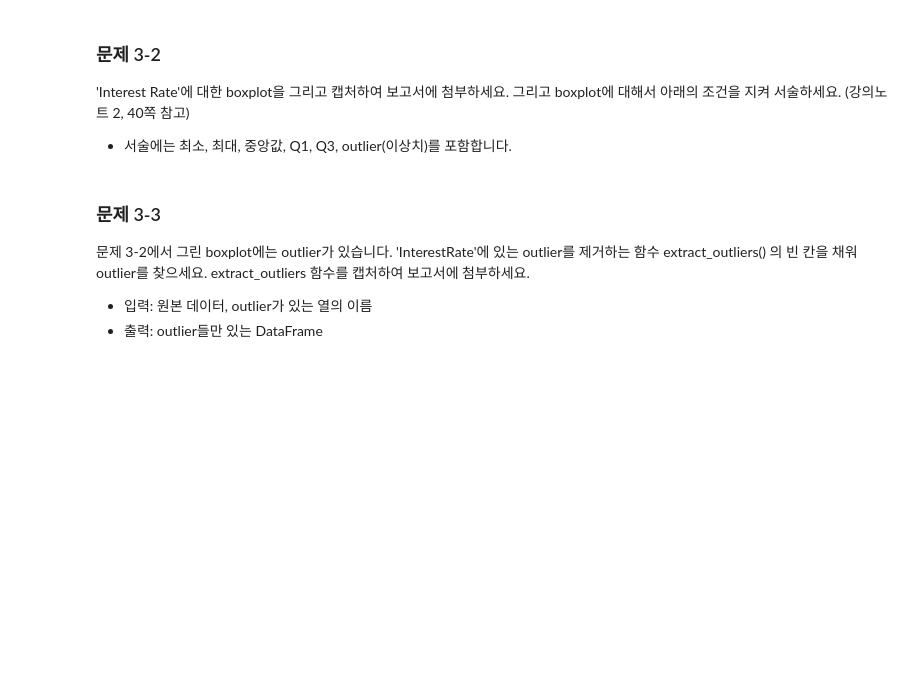
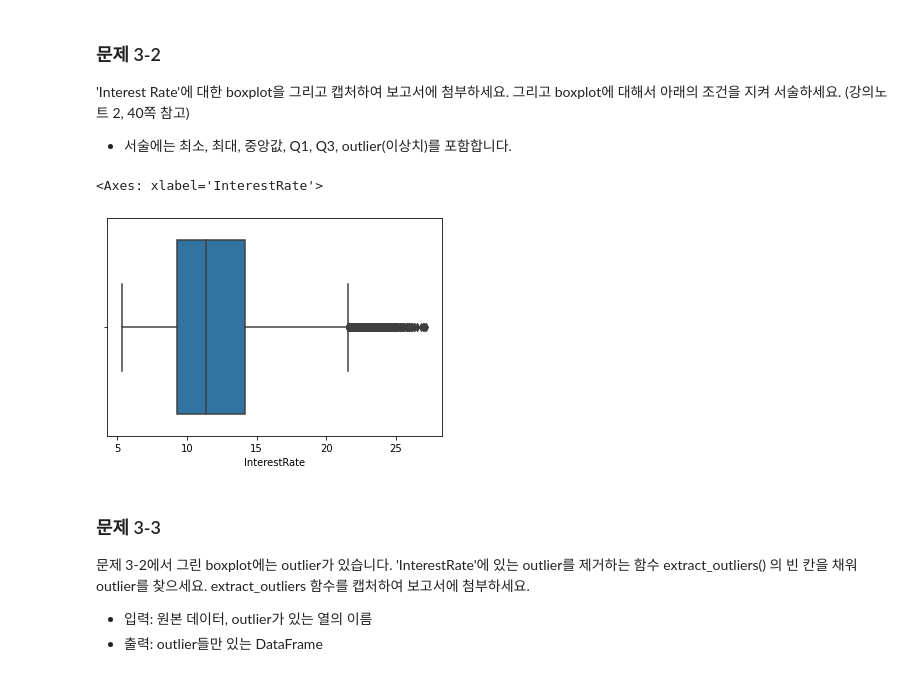
Before and after one commit to ajou20658/2023S-Ajou-ML, a Jupyter notebook: 23_1_HW1.ipynb, the cells around one changed output. Saved outputs shown, nothing was run; the diff lists cells and outputs as text; code cells hidden in the pictures; blank space fills up the shorter version.

```diff
--- a/23_1_HW1.ipynb
+++ b/23_1_HW1.ipynb
@@ -307,6 +341,11 @@ print(numerical)
 ### 문제 3-2
 'Interest Rate'에 대한 boxplot을 그리고 캡처하여 보고서에 첨부하세요. 그리고 boxplot에 대해서 아래의 조건을 지켜 서술하세요. (강의노트 2, 40쪽 참고)
 * 서술에는 최소, 최대, 중앙값, Q1, Q3, outlier(이상치)를 포함합니다.
+# %%
+sns.boxplot(x="InterestRate",data=data)
+# %% [output]
+<Axes: xlabel='InterestRate'>
+[figure, added]
 # %% [markdown]
 ### 문제 3-3
 문제 3-2에서 그린 boxplot에는 outlier가 있습니다. 'InterestRate'에 있는 outlier를 제거하는 함수 extract_outliers() 의 빈 칸을 채워 outlier를 찾으세요. extract_outliers 함수를 캡처하여 보고서에 첨부하세요.
```
Also changed, not shown: parts of 15 cells of this notebook.
